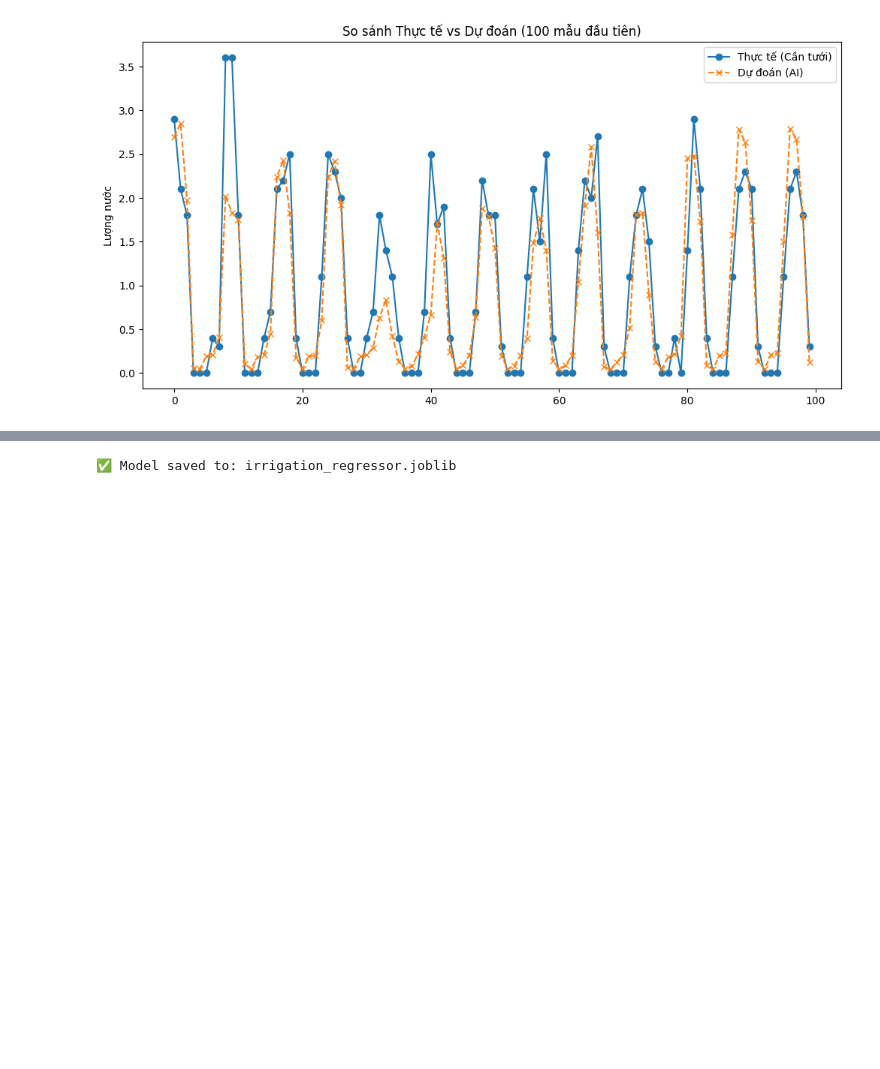
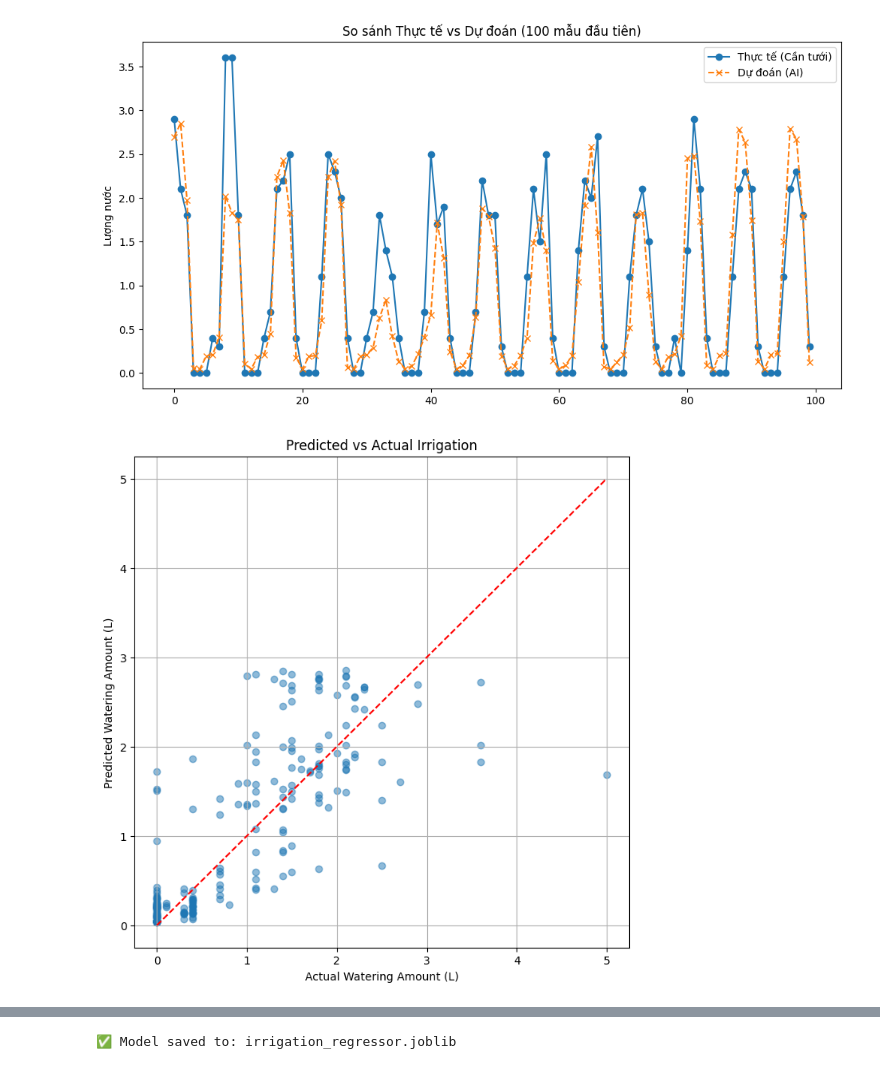
Before and after one commit to LemonKronos/Machine-learning-for-greenhouse-irrigation-automation, a Jupyter notebook: Analysis_regression.ipynb, the cells around one changed output, grey strips where cells are left out. Drawn from its saved outputs; the diff is of its cells as text; code cells hidden in the pictures; blank space fills up the shorter version.

Commit message:
Added evaluation graphs.

```diff
--- a/Analysis_regression.ipynb
+++ b/Analysis_regression.ipynb
@@ -338,3 +339,16 @@ plt.show()
 🛡️ RECALL (Độ nhạy - Quan trọng nhất): 0.9805
 🎯 PRECISION (Độ chính xác khi tưới):  0.7123
 [figure]
+# %%
+# Scatter plot of predicted vs. actual irrigation volumes for the test set. The red dashed line indicates perfect prediction.
+
+plt.figure(figsize=(8,8))
+plt.scatter(y_test, y_pred, alpha=0.5)
+plt.plot([0, y_test.max()], [0, y_test.max()], 'r--')  # Ideal line
+plt.xlabel("Actual Watering Amount (L)")
+plt.ylabel("Predicted Watering Amount (L)")
+plt.title("Predicted vs Actual Irrigation")
+plt.grid(True)
+plt.show()
+# %% [output]
+[figure, added]
```
Also changed, not shown: parts of 5 cells of this notebook, 1 other file.
